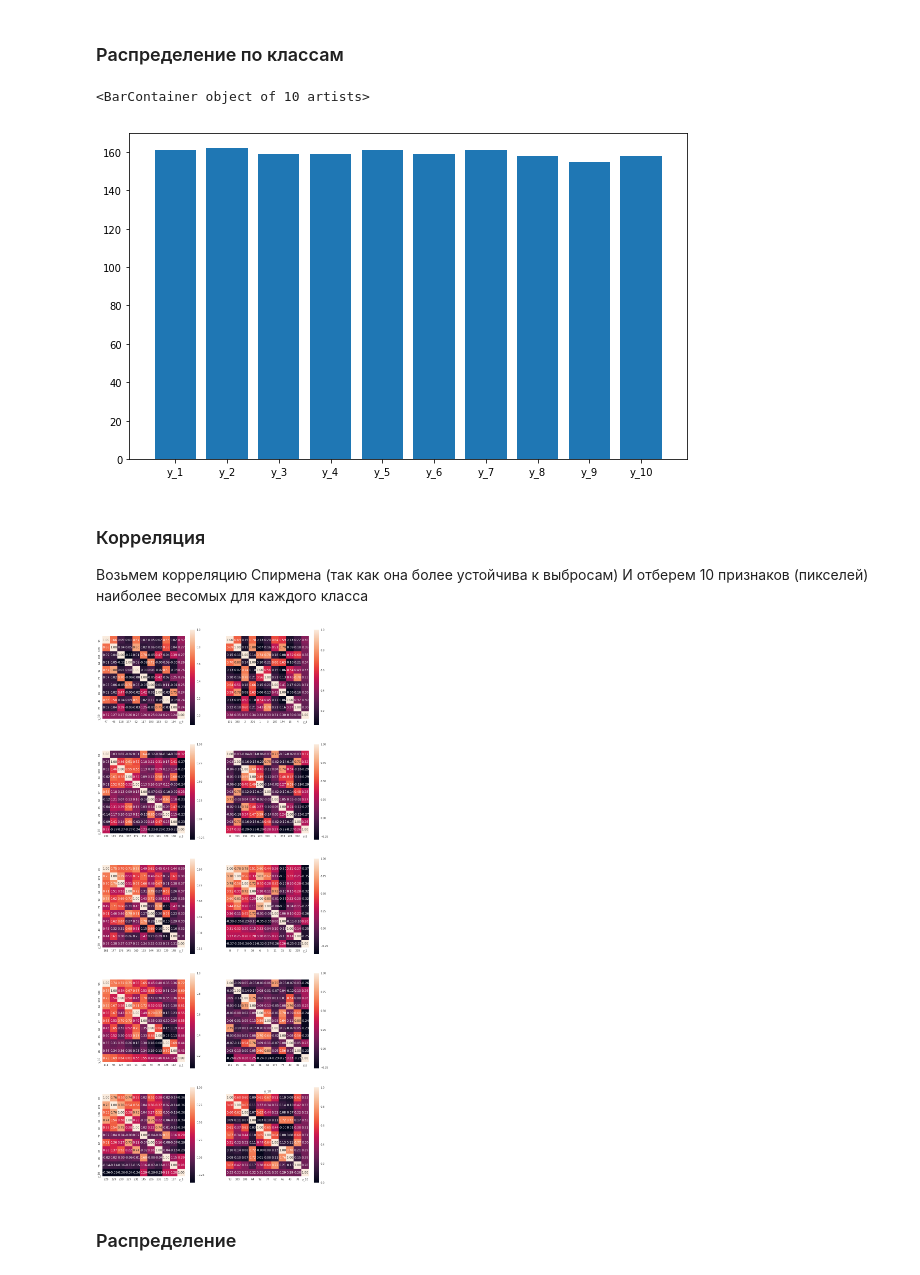
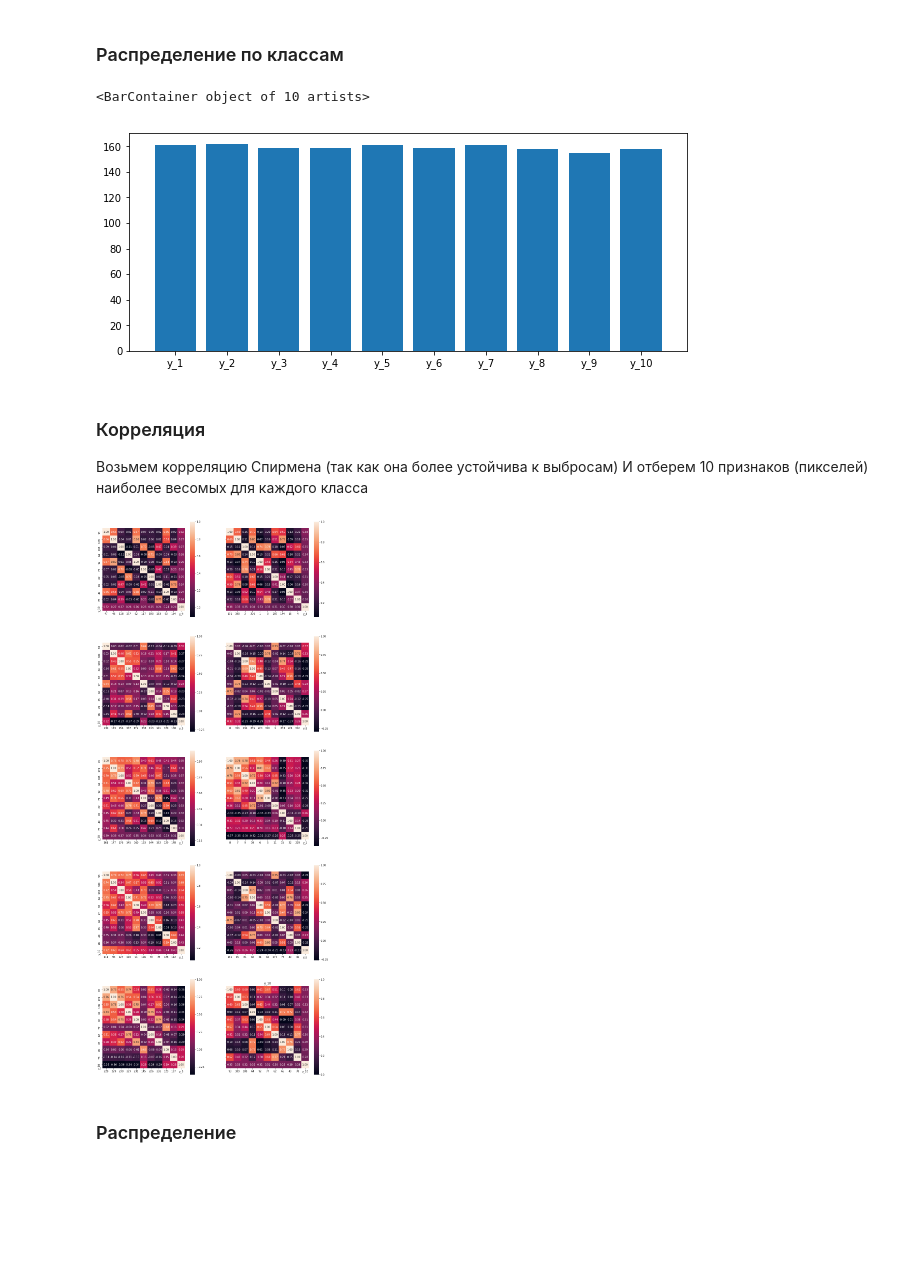
Before and after one commit to vench/study, a Jupyter notebook: lab_4.ipynb, the cells around one changed output. Cells and saved outputs as stored; diff of their text form; code cells hidden in the pictures; blank space fills up the shorter version.

```diff
--- a/lab_4.ipynb
+++ b/lab_4.ipynb
@@ -72,11 +72,11 @@ plt.show()
 # %%
 
 data = df[target_names].sum().values
-plt.figure(figsize = (10, 6))
+plt.figure(figsize = (10, 4))
 plt.bar(target_names, data)
 # %% [output]
 <BarContainer object of 10 artists>
-[figure, old version]
+[figure, new version]
 # %% [markdown]
 ### Корреляция
 
@@ -104,7 +104,7 @@ for target in map_max_corr:
 
     cols = map_max_corr[target][:]
     cols.append(target)
-    corr = df[cols].corr()
+    corr = df[cols].corr('spearman')
 
     plt.title(target)
     sns.heatmap(corr, cbar=True, annot=True, square=True, fmt='.2f', ax=axs[i%5][i%2],
@@ -112,7 +112,7 @@ for target in map_max_corr:
 
     i = i + 1
 # %% [output]
-[figure, old version]
+[figure, new version]
 # %% [markdown]
 ### Распределение
 # %%
```
Also changed, not shown: parts of 19 cells of this notebook.
